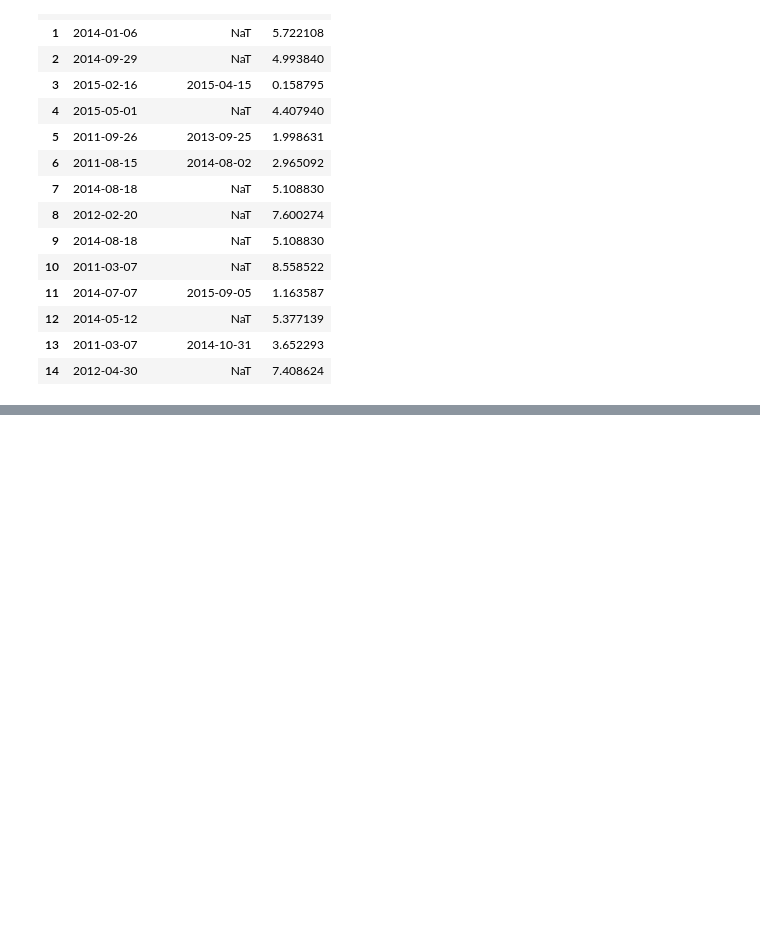
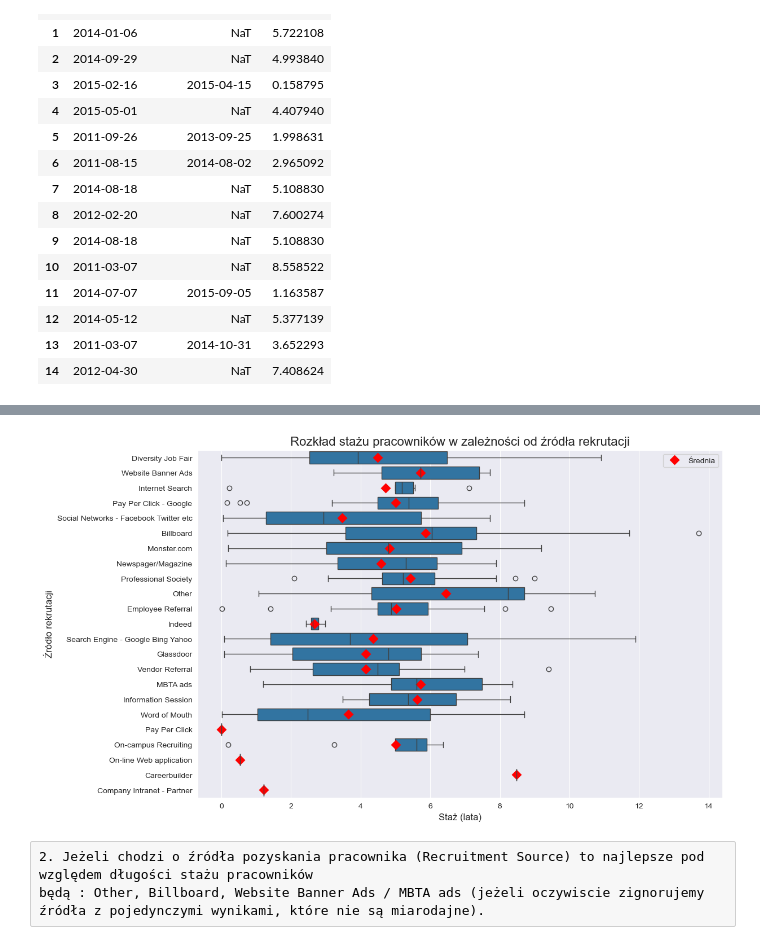
Before and after one commit to GregoireVerte/hr_data, a Jupyter notebook: hr_data.ipynb, the cells around one changed output, grey strips where cells are left out. Drawn from its saved outputs; the diff is of its cells as text; code cells hidden in the pictures; blank space fills up the shorter version.

```diff
--- a/hr_data.ipynb
+++ b/hr_data.ipynb
@@ -311,0 +378,18 @@ df[['DateofHire','DateofTermination','Seniority']].head(15)
+# %%
+## To samo co wyżej plus średnie
+
+plt.figure(figsize=(12, 8))
+sns.boxplot(x='Seniority', y='RecruitmentSource', data=df)
+
+sns.pointplot(x='Seniority', y='RecruitmentSource', data=df, estimator='mean', errorbar=None, color='red', markers='D', linestyles='', label='Średnia')
+
+plt.title('Rozkład stażu pracowników w zależności od źródła rekrutacji', fontsize=16)
+plt.xlabel('Staż (lata)', fontsize=12)
+plt.ylabel('Źródło rekrutacji', fontsize=12)
+
+plt.show()
+# %% [output]
+[figure, added]
+# %% [raw]
+2. Jeżeli chodzi o źródła pozyskania pracownika (Recruitment Source) to najlepsze pod względem długości stażu pracowników
+będą : Other, Billboard, Website Banner Ads / MBTA ads (jeżeli oczywiscie zignorujemy źródła z pojedynczymi wynikami, które nie są miarodajne).
```
Also changed, not shown: parts of 14 cells of this notebook.
